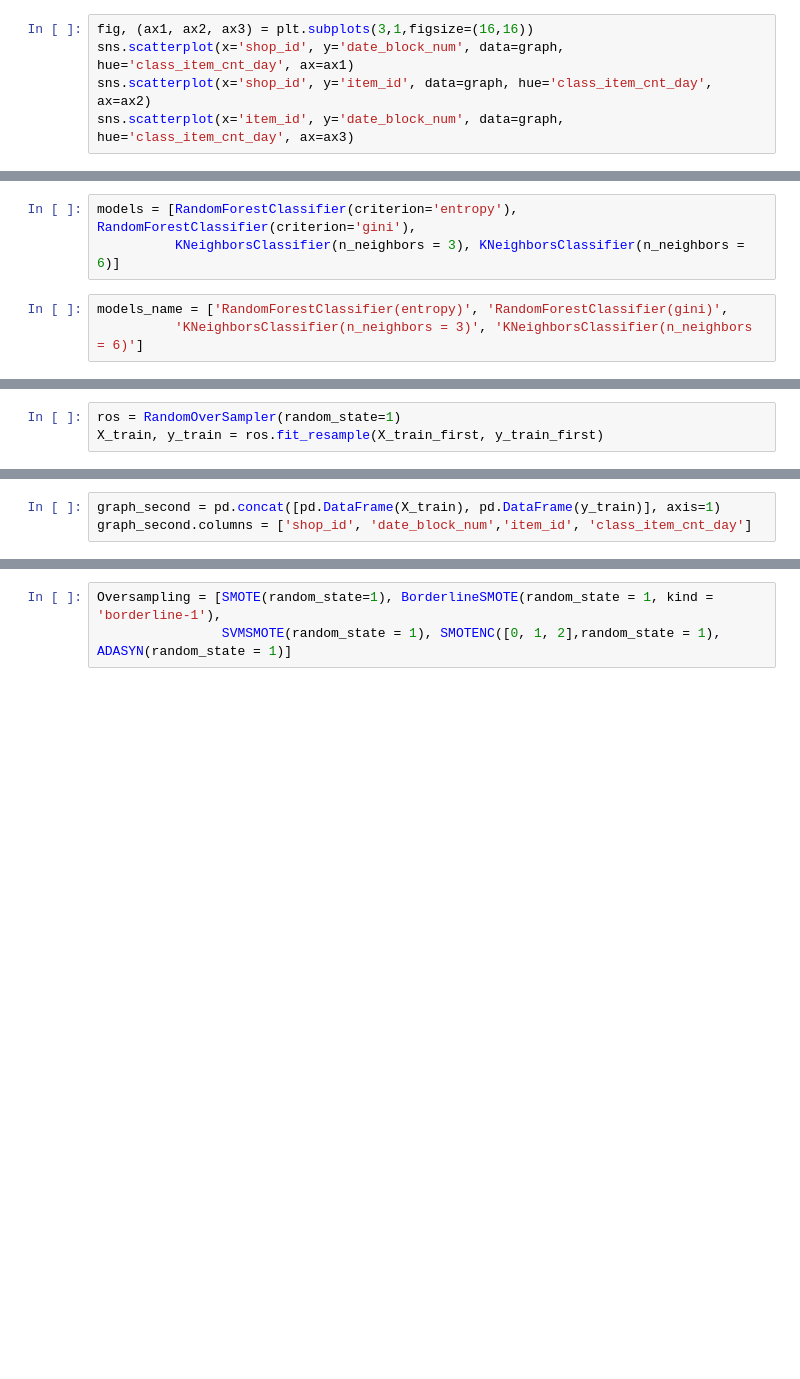
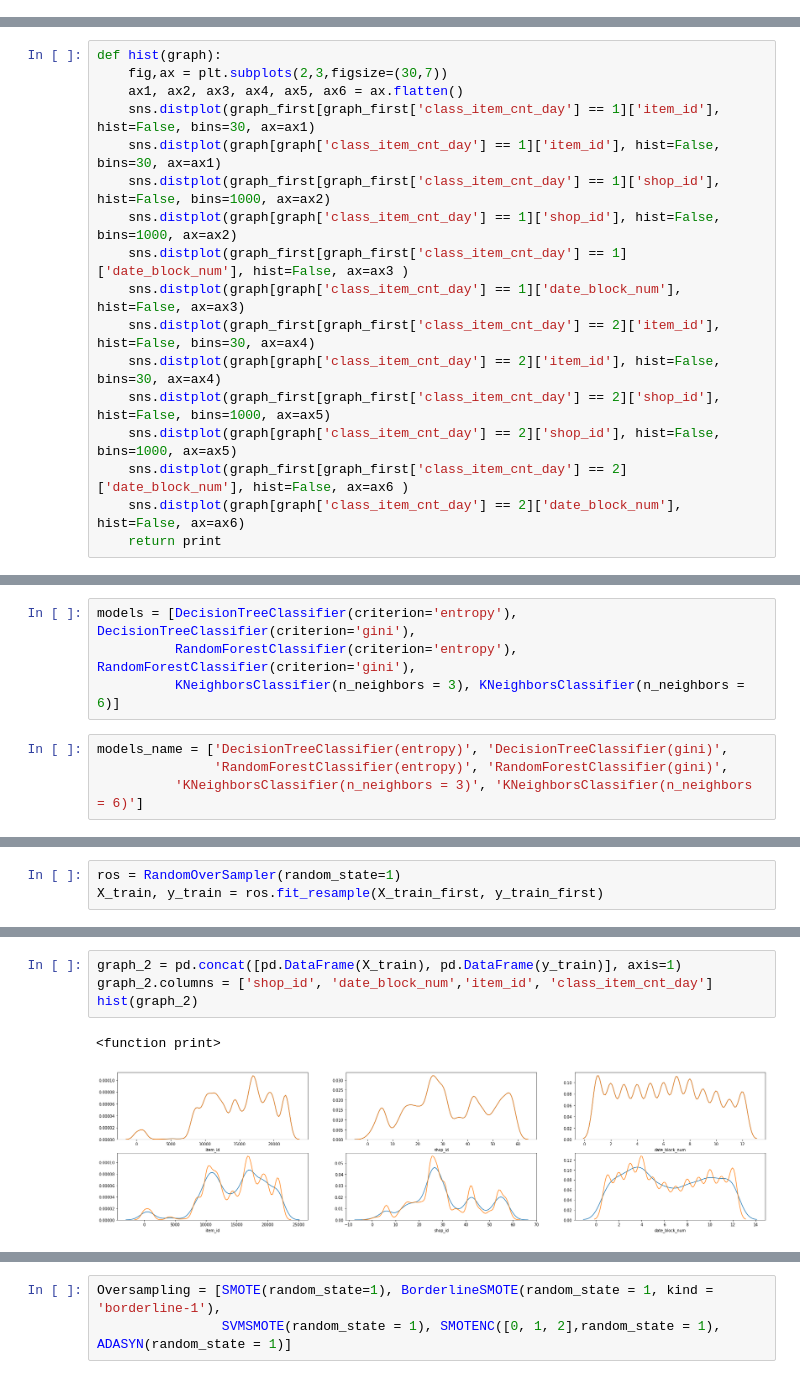
Before and after one commit to Dmitrii2020/job, a Jupyter notebook: Prediction_of_sales_Kaggle.ipynb, the cells around one changed output, grey strips where cells are left out. Drawn from its saved outputs; the diff is of its cells as text; blank space fills up the shorter version.

```diff
--- a/Prediction_of_sales_Kaggle.ipynb
+++ b/Prediction_of_sales_Kaggle.ipynb
@@ -112,5 +115,0 @@ Name: class_item_cnt_day, dtype: int64
-# %%
-fig, (ax1, ax2, ax3) = plt.subplots(3,1,figsize=(16,16))
-sns.scatterplot(x='shop_id', y='date_block_num', data=graph, hue='class_item_cnt_day', ax=ax1)
-sns.scatterplot(x='shop_id', y='item_id', data=graph, hue='class_item_cnt_day', ax=ax2)
-sns.scatterplot(x='item_id', y='date_block_num', data=graph, hue='class_item_cnt_day', ax=ax3)
@@ -119,0 +116,17 @@ sns.scatterplot(x='item_id', y='date_block_num', data=graph, hue='class_item_cnt
+# %%
+def hist(graph):
+    fig,ax = plt.subplots(2,3,figsize=(30,7))
+    ax1, ax2, ax3, ax4, ax5, ax6 = ax.flatten()
+    sns.distplot(graph_first[graph_first['class_item_cnt_day'] == 1]['item_id'], hist=False, bins=30, ax=ax1)
+    sns.distplot(graph[graph['class_item_cnt_day'] == 1]['item_id'], hist=False, bins=30, ax=ax1)
+    sns.distplot(graph_first[graph_first['class_item_cnt_day'] == 1]['shop_id'], hist=False, bins=1000, ax=ax2)
+    sns.distplot(graph[graph['class_item_cnt_day'] == 1]['shop_id'], hist=False, bins=1000, ax=ax2)
+    sns.distplot(graph_first[graph_first['class_item_cnt_day'] == 1]['date_block_num'], hist=False, ax=ax3 )
+    sns.distplot(graph[graph['class_item_cnt_day'] == 1]['date_block_num'], hist=False, ax=ax3)
+    sns.distplot(graph_first[graph_first['class_item_cnt_day'] == 2]['item_id'], hist=False, bins=30, ax=ax4)
+    sns.distplot(graph[graph['class_item_cnt_day'] == 2]['item_id'], hist=False, bins=30, ax=ax4)
+    sns.distplot(graph_first[graph_first['class_item_cnt_day'] == 2]['shop_id'], hist=False, bins=1000, ax=ax5)
+    sns.distplot(graph[graph['class_item_cnt_day'] == 2]['shop_id'], hist=False, bins=1000, ax=ax5)
+    sns.distplot(graph_first[graph_first['class_item_cnt_day'] == 2]['date_block_num'], hist=False, ax=ax6 )
+    sns.distplot(graph[graph['class_item_cnt_day'] == 2]['date_block_num'], hist=False, ax=ax6)
+    return print
@@ -120,6 +136,8 @@ sns.scatterplot(x='item_id', y='date_block_num', data=graph, hue='class_item_cnt
 # %%
-models = [RandomForestClassifier(criterion='entropy'), RandomForestClassifier(criterion='gini'),
+models = [DecisionTreeClassifier(criterion='entropy'), DecisionTreeClassifier(criterion='gini'),
+          RandomForestClassifier(criterion='entropy'), RandomForestClassifier(criterion='gini'),
           KNeighborsClassifier(n_neighbors = 3), KNeighborsClassifier(n_neighbors = 6)]
 # %%
-models_name = ['RandomForestClassifier(entropy)', 'RandomForestClassifier(gini)',
+models_name = ['DecisionTreeClassifier(entropy)', 'DecisionTreeClassifier(gini)',
+               'RandomForestClassifier(entropy)', 'RandomForestClassifier(gini)',
           'KNeighborsClassifier(n_neighbors = 3)', 'KNeighborsClassifier(n_neighbors = 6)']
@@ -165,4 +216,8 @@ X_train, y_train = ros.fit_resample(X_train_first, y_train_first)
 # %%
-graph_second = pd.concat([pd.DataFrame(X_train), pd.DataFrame(y_train)], axis=1)
-graph_second.columns = ['shop_id', 'date_block_num','item_id', 'class_item_cnt_day']
+graph_2 = pd.concat([pd.DataFrame(X_train), pd.DataFrame(y_train)], axis=1)
+graph_2.columns = ['shop_id', 'date_block_num','item_id', 'class_item_cnt_day']
+hist(graph_2)
+# %% [output]
+<function print>
+[figure, added]
 # %%
```
Also changed, not shown: parts of 60 cells of this notebook.
